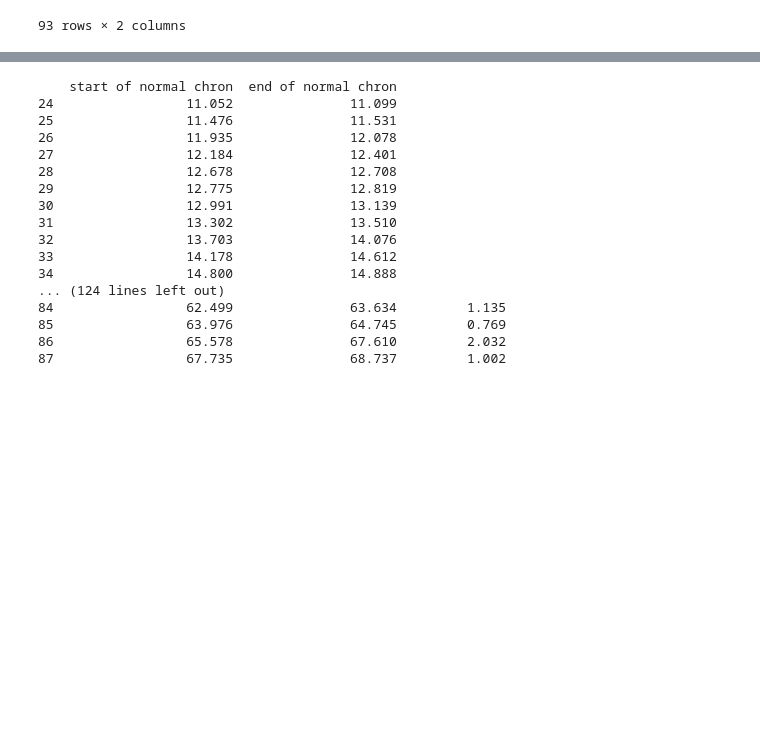
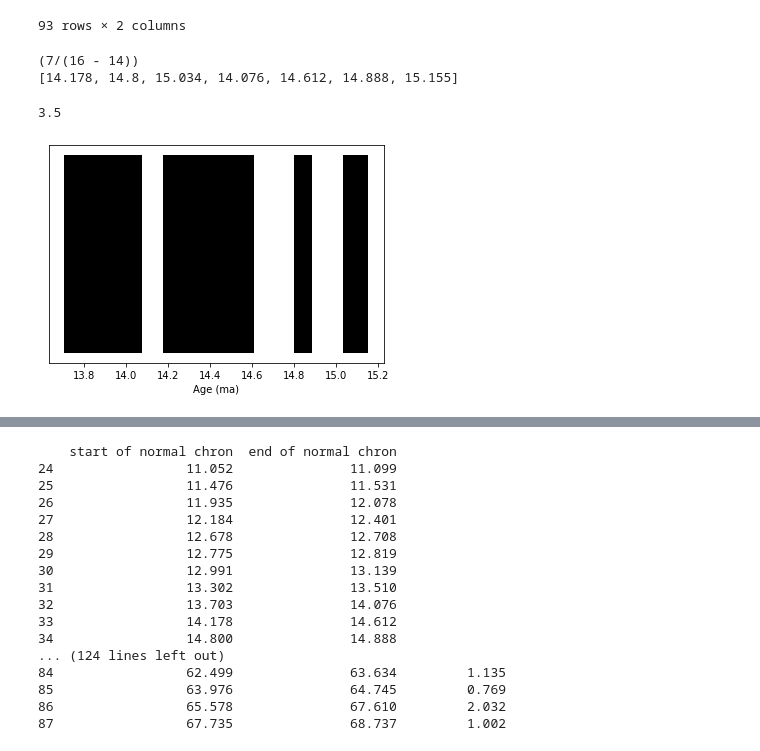
Before and after one commit to MurrayJaneMary/Stochastic, a Jupyter notebook: Analyse PINT and GPTS data.ipynb, the cells around one changed output, grey strips where cells are left out. Saved outputs shown, nothing was run; the diff lists cells and outputs as text; code cells hidden in the pictures; blank space fills up the shorter version.

Commit message:
Plot running average reversal frequency

```diff
--- a/Analyse PINT and GPTS data.ipynb
+++ b/Analyse PINT and GPTS data.ipynb
@@ -39,6 +39,9 @@ GPTS
 | 91 | 73.619 | 79.075 |
 | 92 | 83.000 | 118.000 |
 93 rows × 2 columns
+# %%
+GPTS['chron length'] = GPTS.apply(
+    lambda row: row['end of normal chron'] - row['start of normal chron'], axis=1)
 # %%
 def combine_VDM(row):
     if pd.isna(row['VDM']) == False :
@@ -48,6 +51,36 @@ def combine_VDM(row):
     else:
         return row['VDM/VADM']
 PINT['allVDM'] = PINT.apply(lambda row: combine_VDM(row), axis=1)
+# %%
+def calc_rev_freq(lowerAgeLimit, upperAgeLimit, plot=True):
+
+    GPTSselected = GPTS[(GPTS['end of normal chron']>=lowerAgeLimit) & (GPTS['start of normal chron']<=upperAgeLimit)]
+    reversalList = GPTSselected['start of normal chron'].tolist() + GPTSselected['end of normal chron'].tolist()
+
+    for item in reversalList.copy():
+        if item < lowerAgeLimit or item > upperAgeLimit:
+            reversalList.remove(item)
+
+    gptsList = GPTSselected.drop('end of normal chron', axis=1)
+    gptsList = list(gptsList.itertuples(index=False, name=None))
+    #print(gptsList)
+    if plot==True:
+        fig, ax = plt.subplots()
+        ax.broken_barh(gptsList, (0,1), facecolors='black')
+        ax.get_yaxis().set_visible(False)
+        ax.set_xlabel('Age (ma)')
+
+    reversalFreq = (len(reversalList)/(upperAgeLimit - lowerAgeLimit))
+    print(f'({len(reversalList)}/({upperAgeLimit} - {lowerAgeLimit}))')
+    print(reversalList)
+    return reversalFreq
+# %%
+calc_rev_freq(14,16)
+# %% [output]
+(7/(16 - 14))
+[14.178, 14.8, 15.034, 14.076, 14.612, 14.888, 15.155]
+3.5
+[figure, added]
 # %%
 PINT
 # %% [output]
```
Also changed, not shown: parts of 8 cells of this notebook.
